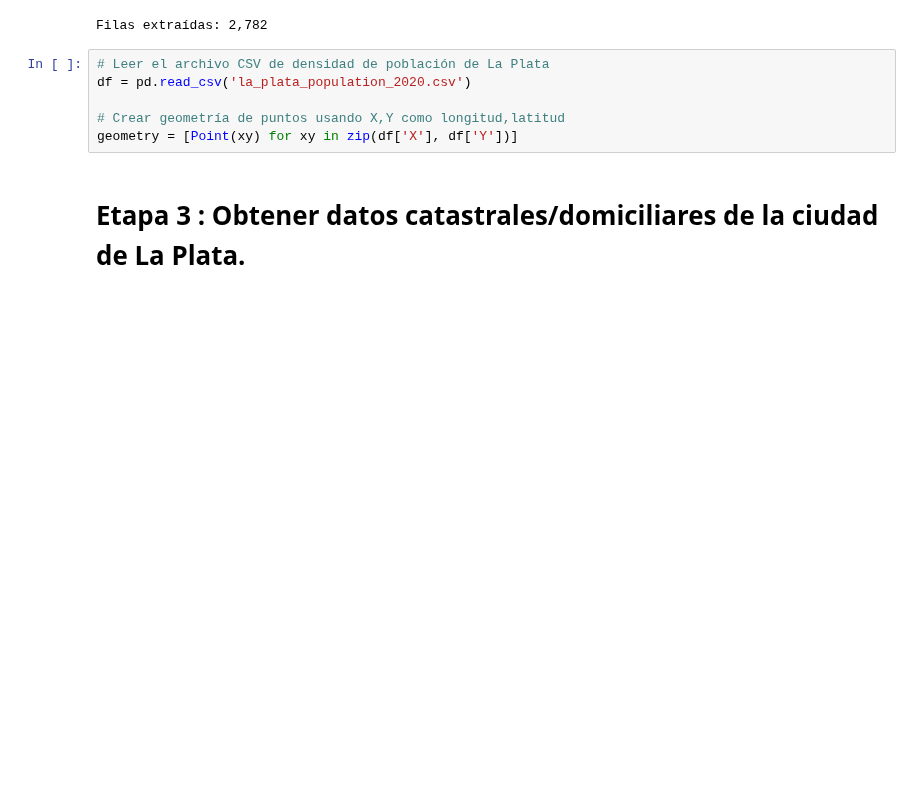
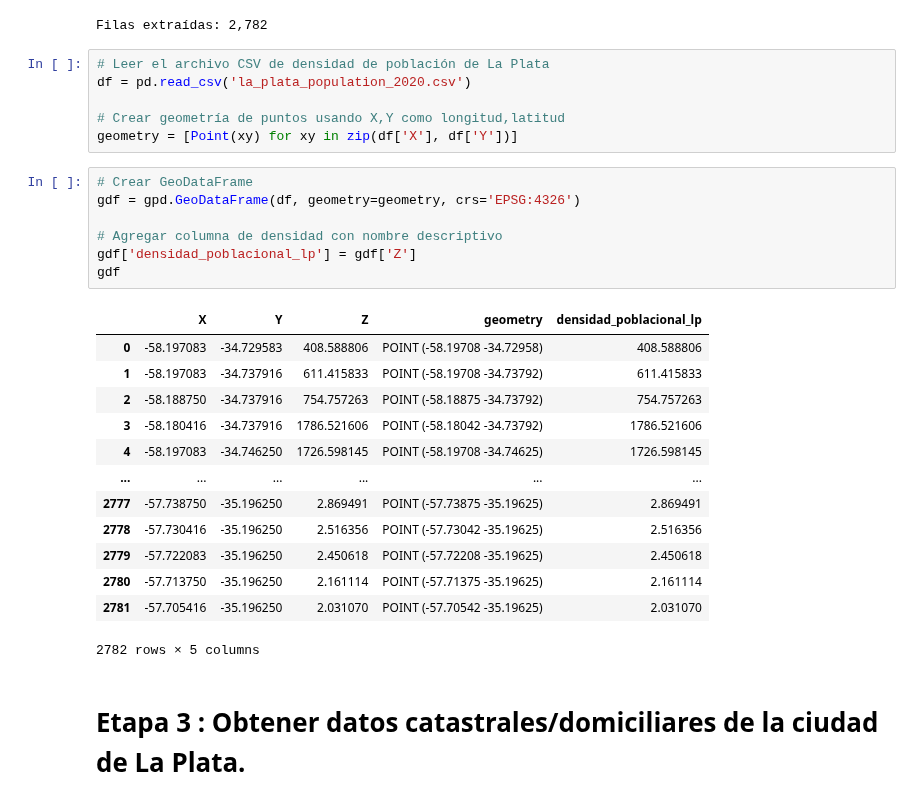
Before and after one commit to andreasoledadguerra/flood-insurance-lead-detection, a Jupyter notebook: flood_insurance.ipynb, the cells around one changed output. Drawn from its saved outputs; the diff is of its cells as text; blank space fills up the shorter version.

Commit message:
feat : add column 'densidad_poblacional_lp' in a geodataframe

```diff
--- a/flood_insurance.ipynb
+++ b/flood_insurance.ipynb
@@ -97,5 +97,26 @@ df = pd.read_csv('la_plata_population_2020.csv')
 
 # Crear geometría de puntos usando X,Y como longitud,latitud
 geometry = [Point(xy) for xy in zip(df['X'], df['Y'])]
+# %%
+# Crear GeoDataFrame
+gdf = gpd.GeoDataFrame(df, geometry=geometry, crs='EPSG:4326')
+
+# Agregar columna de densidad con nombre descriptivo
+gdf['densidad_poblacional_lp'] = gdf['Z']
+gdf
+# %% [output]
+|  | X | Y | Z | geometry | densidad_poblacional_lp |
+| 0 | -58.197083 | -34.729583 | 408.588806 | POINT (-58.19708 -34.72958) | 408.588806 |
+| 1 | -58.197083 | -34.737916 | 611.415833 | POINT (-58.19708 -34.73792) | 611.415833 |
+| 2 | -58.188750 | -34.737916 | 754.757263 | POINT (-58.18875 -34.73792) | 754.757263 |
+| 3 | -58.180416 | -34.737916 | 1786.521606 | POINT (-58.18042 -34.73792) | 1786.521606 |
+| 4 | -58.197083 | -34.746250 | 1726.598145 | POINT (-58.19708 -34.74625) | 1726.598145 |
+| ... | ... | ... | ... | ... | ... |
+| 2777 | -57.738750 | -35.196250 | 2.869491 | POINT (-57.73875 -35.19625) | 2.869491 |
+| 2778 | -57.730416 | -35.196250 | 2.516356 | POINT (-57.73042 -35.19625) | 2.516356 |
+| 2779 | -57.722083 | -35.196250 | 2.450618 | POINT (-57.72208 -35.19625) | 2.450618 |
+| 2780 | -57.713750 | -35.196250 | 2.161114 | POINT (-57.71375 -35.19625) | 2.161114 |
+| 2781 | -57.705416 | -35.196250 | 2.031070 | POINT (-57.70542 -35.19625) | 2.031070 |
+2782 rows × 5 columns
 # %% [markdown]
 # Etapa 3 : Obtener datos catastrales/domiciliares de la ciudad de La Plata.
```
